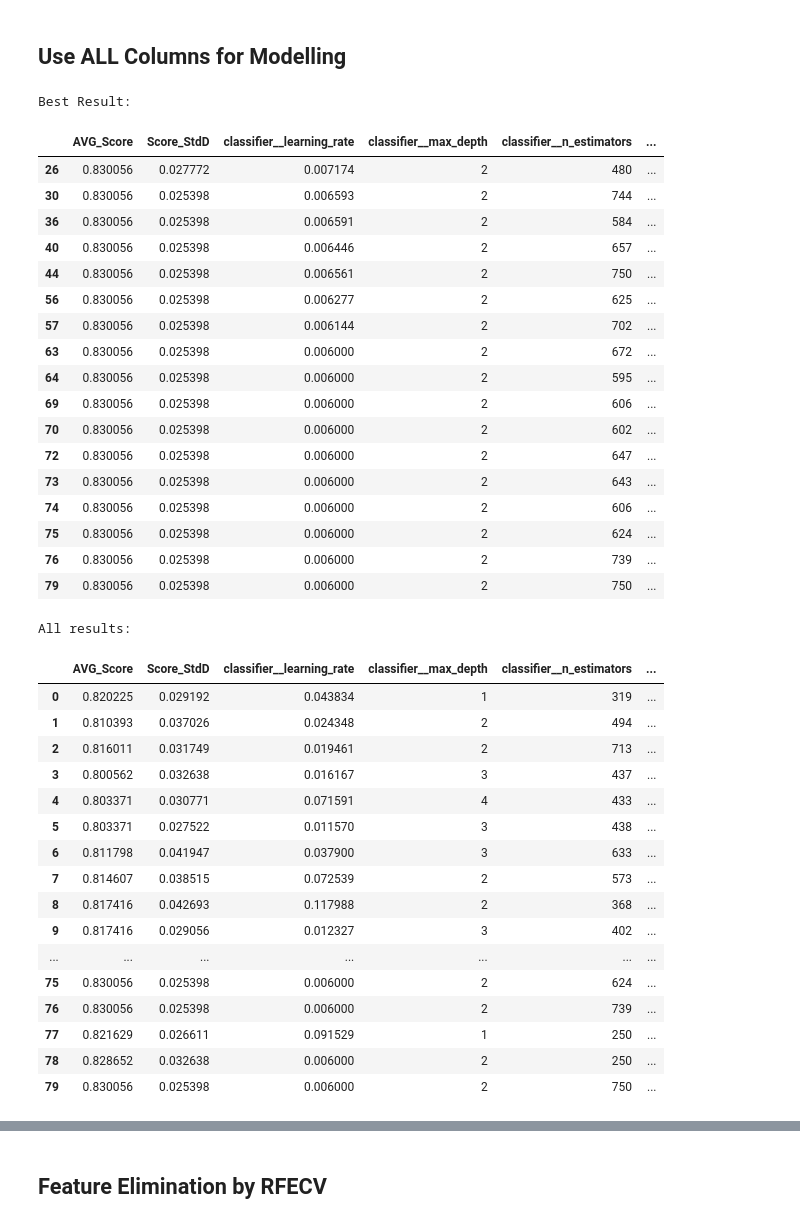
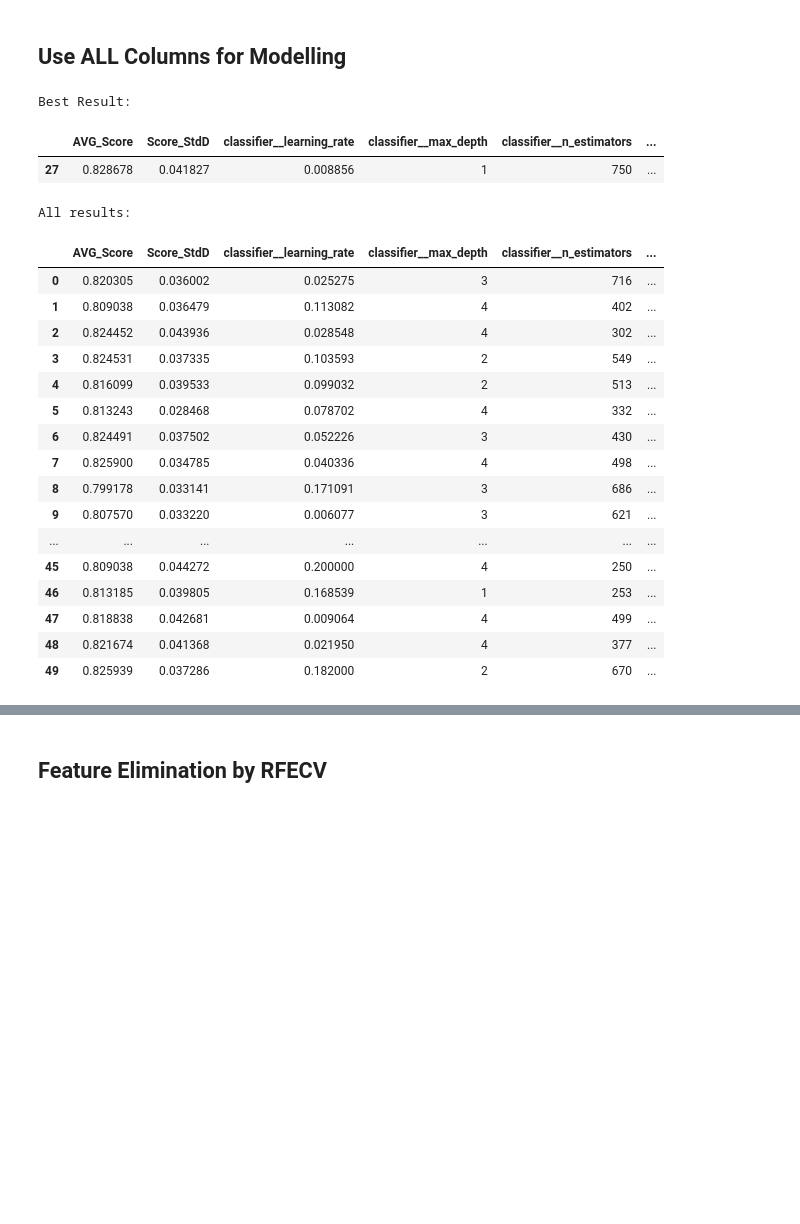
Before and after one commit to terry-chongkalok/Template_for_Modelling_for_tabular_data, a Jupyter notebook: Template_for_Modelling_for_tabular_data.ipynb, the cells around one changed output, grey strips where cells are left out. Cells and saved outputs as stored; diff of their text form; code cells hidden in the pictures; blank space fills up the shorter version.

```diff
--- a/Template_for_Modelling_for_tabular_data.ipynb
+++ b/Template_for_Modelling_for_tabular_data.ipynb
@@ -113,7 +117,7 @@ def ticket_type(ticket: str) -> str:
 
     return 'Unknown'
 # %%
-def passenger_title(x: str) -> str:
+def get_title(x: str) -> str:
     x_splited = x.split(', ')[1].replace('the ', '').split(' ')[0].translate(str.maketrans('', '', string.punctuation)).lower().strip()
     if x_splited in ['mr', 'master', 'miss', 'mrs', 'dr', 'rev']:
         return x_splited
@@ -125,8 +129,8 @@ def passenger_title(x: str) -> str:
 # %%
 def feature_extraction(df: pd.DataFrame) -> pd.DataFrame:
     df_copy = df.copy(deep=True)
-    df_copy['Title'] = df_copy['Name'].apply(passenger_title)
-    df_copy['TicketType'] = df_copy['Ticket'].apply(ticket_type)
+    df_copy['Title'] = df_copy['Name'].apply(get_title)
+    df_copy['TicketType'] = df_copy['Ticket'].apply(get_ticket_type)
     df_copy['Family'] = df_copy['Name'].str.split(',').str.get(0).str.lower().str.strip()
     df_copy['FamilySize'] = df_copy['SibSp'] + df_copy['Parch']
     df_copy['Deck'] = df_copy['Cabin'].str.get(0).fillna('Unknown')
@@ -258,27 +267,27 @@ class CountOrTargetEncoder(BaseEstimator, TransformerMixin):
 
     def __init__(self, strategy: str = 'count'):
         self.strategy = strategy
-        self.cat_map = {}
+        self.cat_maps = {}
 
     def fit(self, X, y=None):
-        self.cat_map = {}
+        self.cat_maps = {}
         X_copy = pd.DataFrame(X).copy(deep=True)
 
         if self.strategy.lower().strip() == 'count':
             for col in X_copy.columns:
-                self.cat_map[col] = X_copy[col].value_counts().to_dict()
+                self.cat_maps[col] = X_copy[col].value_counts().to_dict()
             return self
 
         X_copy.loc[:, 'y'] = np.array(y)
         for col in X_copy.columns:
-            if col!='y':
-                self.cat_map[col] = X_copy.groupby(col)['y'].mean().to_dict()
+            if col != 'y':
+                self.cat_maps[col] = X_copy.groupby(col)['y'].mean().to_dict()
         return self
 
     def transform(self, X):
         X_copy = pd.DataFrame(X).copy(deep=True)
         for col in X_copy.columns:
-            X_copy.loc[:, col] = X_copy[col].map(self.cat_map[col])
+            X_copy.loc[:, col] = X_copy[col].map(self.cat_maps[col])
         return X_copy.values
 
     def fit_transform(self, X, y=None):
@@ -325,62 +350,46 @@ def print_grid_result(grid_result) -> None:
     print("\nAll results:")
     display(df_result.style.background_gradient(cmap='Greens', subset=['AVG_Score']))
 # %%
-kfold = StratifiedKFold(n_splits=8, shuffle=True, random_state=42)
+kfold = StratifiedKFold(n_splits=10, shuffle=True, random_state=random_state)
 # %%
 params_space = {
     'classifier__num_leaves': Integer(25, 100),
     'classifier__max_depth': Integer(1, 4),
     'classifier__learning_rate': Real(6e-3, 0.2, 'log-uniform'),
     'classifier__n_estimators': Integer(250, 750),
     'classifier__reg_alpha': Real(1e-6, 0.1, 'log-uniform'),
     'classifier__reg_lambda': Real(1e-6, 0.1, 'log-uniform'),
 
     'transform__categoric__encoder__strategy': ['count', 'target'],
     'impute__num_strategy': ['constant', 'median']
 }
 
-bayes_search = BayesSearchCV(estimator=full_pipe, search_spaces=params_space, n_iter=80, cv=kfold, scoring='accuracy')
+bayes_search = BayesSearchCV(estimator=full_pipe, search_spaces=params_space, n_iter=50, cv=kfold, scoring='accuracy', random_state=random_state)
 bayes_search = bayes_search.fit(X_train_trans, y_train)
 
 print_grid_result(bayes_search)
 # %% [output]
 Best Result:
 |  | AVG_Score | Score_StdD | classifier__learning_rate | classifier__max_depth | classifier__n_estimators | ... |
-| 26 | 0.830056 | 0.027772 | 0.007174 | 2 | 480 | ... |
-| 30 | 0.830056 | 0.025398 | 0.006593 | 2 | 744 | ... |
-| 36 | 0.830056 | 0.025398 | 0.006591 | 2 | 584 | ... |
-| 40 | 0.830056 | 0.025398 | 0.006446 | 2 | 657 | ... |
-| 44 | 0.830056 | 0.025398 | 0.006561 | 2 | 750 | ... |
-| 56 | 0.830056 | 0.025398 | 0.006277 | 2 | 625 | ... |
-| 57 | 0.830056 | 0.025398 | 0.006144 | 2 | 702 | ... |
-| 63 | 0.830056 | 0.025398 | 0.006000 | 2 | 672 | ... |
-| 64 | 0.830056 | 0.025398 | 0.006000 | 2 | 595 | ... |
-| 69 | 0.830056 | 0.025398 | 0.006000 | 2 | 606 | ... |
-| 70 | 0.830056 | 0.025398 | 0.006000 | 2 | 602 | ... |
-| 72 | 0.830056 | 0.025398 | 0.006000 | 2 | 647 | ... |
-| 73 | 0.830056 | 0.025398 | 0.006000 | 2 | 643 | ... |
-| 74 | 0.830056 | 0.025398 | 0.006000 | 2 | 606 | ... |
-| 75 | 0.830056 | 0.025398 | 0.006000 | 2 | 624 | ... |
-| 76 | 0.830056 | 0.025398 | 0.006000 | 2 | 739 | ... |
-| 79 | 0.830056 | 0.025398 | 0.006000 | 2 | 750 | ... |
+| 27 | 0.828678 | 0.041827 | 0.008856 | 1 | 750 | ... |
 All results:
 |  | AVG_Score | Score_StdD | classifier__learning_rate | classifier__max_depth | classifier__n_estimators | ... |
-| 0 | 0.820225 | 0.029192 | 0.043834 | 1 | 319 | ... |
-| 1 | 0.810393 | 0.037026 | 0.024348 | 2 | 494 | ... |
-| 2 | 0.816011 | 0.031749 | 0.019461 | 2 | 713 | ... |
-| 3 | 0.800562 | 0.032638 | 0.016167 | 3 | 437 | ... |
-| 4 | 0.803371 | 0.030771 | 0.071591 | 4 | 433 | ... |
-| 5 | 0.803371 | 0.027522 | 0.011570 | 3 | 438 | ... |
-| 6 | 0.811798 | 0.041947 | 0.037900 | 3 | 633 | ... |
-| 7 | 0.814607 | 0.038515 | 0.072539 | 2 | 573 | ... |
-| 8 | 0.817416 | 0.042693 | 0.117988 | 2 | 368 | ... |
-| 9 | 0.817416 | 0.029056 | 0.012327 | 3 | 402 | ... |
+| 0 | 0.820305 | 0.036002 | 0.025275 | 3 | 716 | ... |
+| 1 | 0.809038 | 0.036479 | 0.113082 | 4 | 402 | ... |
+| 2 | 0.824452 | 0.043936 | 0.028548 | 4 | 302 | ... |
+| 3 | 0.824531 | 0.037335 | 0.103593 | 2 | 549 | ... |
+| 4 | 0.816099 | 0.039533 | 0.099032 | 2 | 513 | ... |
+| 5 | 0.813243 | 0.028468 | 0.078702 | 4 | 332 | ... |
+| 6 | 0.824491 | 0.037502 | 0.052226 | 3 | 430 | ... |
+| 7 | 0.825900 | 0.034785 | 0.040336 | 4 | 498 | ... |
+| 8 | 0.799178 | 0.033141 | 0.171091 | 3 | 686 | ... |
+| 9 | 0.807570 | 0.033220 | 0.006077 | 3 | 621 | ... |
 | ... | ... | ... | ... | ... | ... | ... |
-| 75 | 0.830056 | 0.025398 | 0.006000 | 2 | 624 | ... |
-| 76 | 0.830056 | 0.025398 | 0.006000 | 2 | 739 | ... |
-| 77 | 0.821629 | 0.026611 | 0.091529 | 1 | 250 | ... |
-| 78 | 0.828652 | 0.032638 | 0.006000 | 2 | 250 | ... |
-| 79 | 0.830056 | 0.025398 | 0.006000 | 2 | 750 | ... |
+| 45 | 0.809038 | 0.044272 | 0.200000 | 4 | 250 | ... |
+| 46 | 0.813185 | 0.039805 | 0.168539 | 1 | 253 | ... |
+| 47 | 0.818838 | 0.042681 | 0.009064 | 4 | 499 | ... |
+| 48 | 0.821674 | 0.041368 | 0.021950 | 4 | 377 | ... |
+| 49 | 0.825939 | 0.037286 | 0.182000 | 2 | 670 | ... |
 # %%
 plt.style.use('seaborn')
 plt.rcParams['figure.figsize'] =[10, 6]
```
Also changed, not shown: parts of 28 cells of this notebook, 1 other file.
